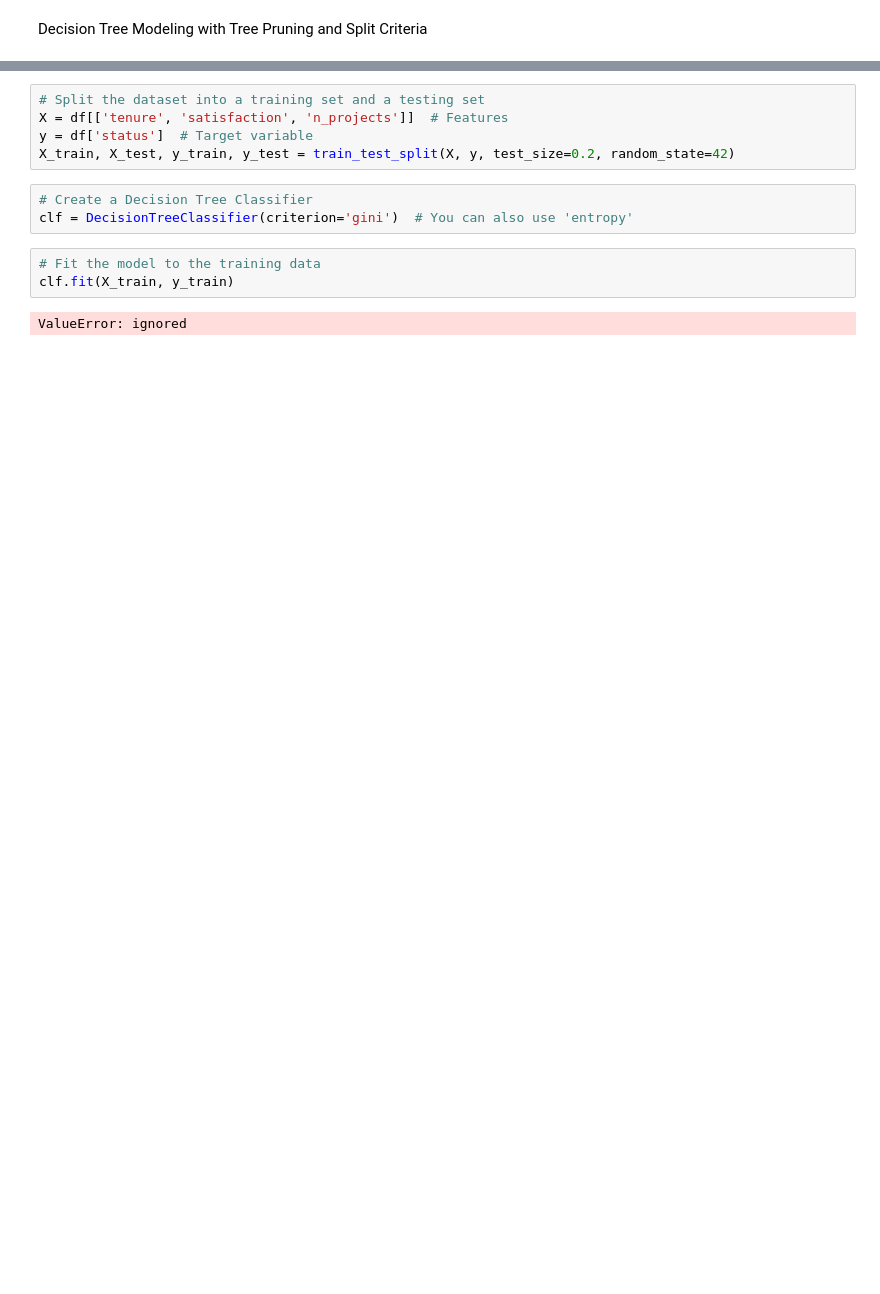
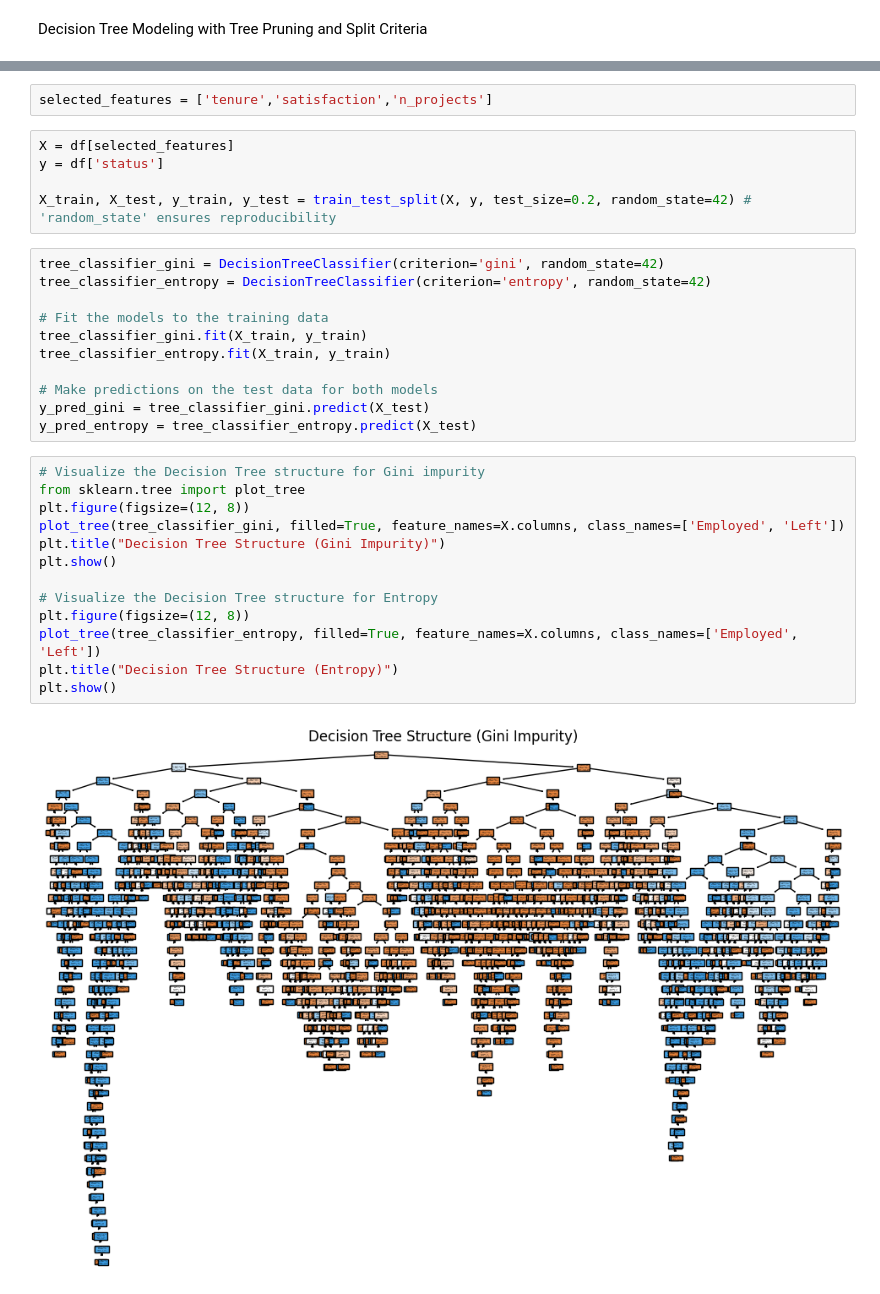
Before and after one commit to GOPIKA-S-S/LAB7, a Jupyter notebook: LAB7.ipynb, the cells around one changed output, grey strips where cells are left out. Cells and saved outputs as stored; diff of their text form; blank space fills up the shorter version.

```diff
--- a/LAB7.ipynb
+++ b/LAB7.ipynb
@@ -88,13 +161,33 @@ plt.show()
+# %%
+selected_features = ['tenure','satisfaction','n_projects']
 # %%
-# Split the dataset into a training set and a testing set
-X = df[['tenure', 'satisfaction', 'n_projects']]  # Features
-y = df['status']  # Target variable
-X_train, X_test, y_train, y_test = train_test_split(X, y, test_size=0.2, random_state=42)
+X = df[selected_features]
+y = df['status']
+
+X_train, X_test, y_train, y_test = train_test_split(X, y, test_size=0.2, random_state=42) # 'random_state' ensures reproducibility
-# %%
-# Create a Decision Tree Classifier
-clf = DecisionTreeClassifier(criterion='gini')  # You can also use 'entropy'
-# %%
-# Fit the model to the training data
-clf.fit(X_train, y_train)
-# %% [output]
-ValueError: ignored
+# %%
+tree_classifier_gini = DecisionTreeClassifier(criterion='gini', random_state=42)
+tree_classifier_entropy = DecisionTreeClassifier(criterion='entropy', random_state=42)
+
+# Fit the models to the training data
+tree_classifier_gini.fit(X_train, y_train)
+tree_classifier_entropy.fit(X_train, y_train)
+
+# Make predictions on the test data for both models
+y_pred_gini = tree_classifier_gini.predict(X_test)
+y_pred_entropy = tree_classifier_entropy.predict(X_test)
+# %%
+# Visualize the Decision Tree structure for Gini impurity
+from sklearn.tree import plot_tree
+plt.figure(figsize=(12, 8))
+plot_tree(tree_classifier_gini, filled=True, feature_names=X.columns, class_names=['Employed', 'Left'])
+plt.title("Decision Tree Structure (Gini Impurity)")
+plt.show()
+
+# Visualize the Decision Tree structure for Entropy
+plt.figure(figsize=(12, 8))
+plot_tree(tree_classifier_entropy, filled=True, feature_names=X.columns, class_names=['Employed', 'Left'])
+plt.title("Decision Tree Structure (Entropy)")
+plt.show()
+# %% [output]
+[figure, added]
```
Also changed, not shown: parts of 21 cells of this notebook.
